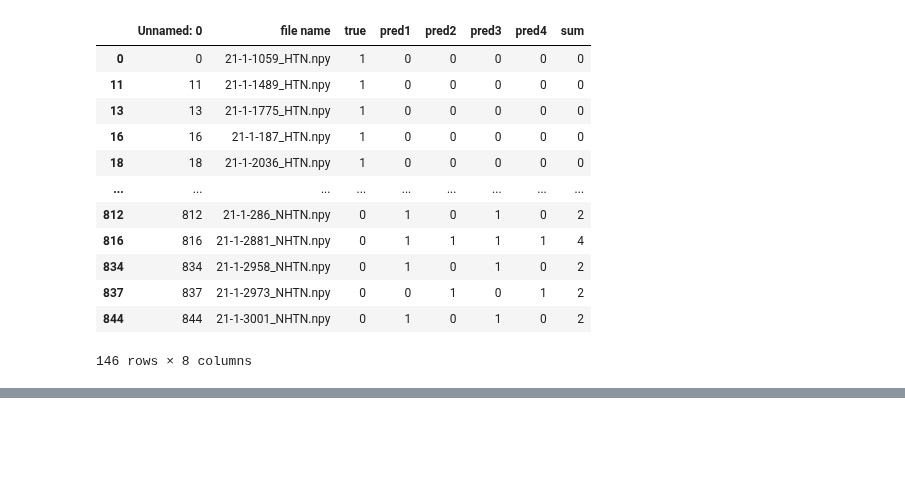
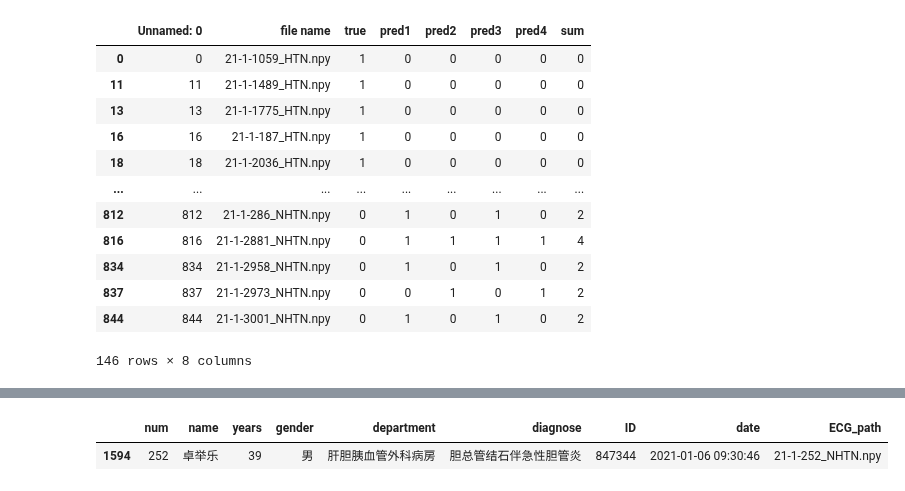
Before and after one commit to LiangBeam9810/Interpretable_HTN, a Jupyter notebook: main copy.ipynb, the cells around one changed output, grey strips where cells are left out. Saved outputs shown, nothing was run; the diff lists cells and outputs as text; code cells hidden in the pictures; blank space fills up the shorter version.

```diff
--- a/main copy.ipynb
+++ b/main copy.ipynb
@@ -418,0 +435,5 @@ for index in tqdm((HTN_not_errs['Unnamed: 0']).tolist()):
+# %%
+data.__read_info__('21-1-252_NHTN.npy')
+# %% [output]
+|  | num | name | years | gender | department | diagnose | ID | date | ECG_path |
+| 1594 | 252 | 卓举乐 | 39 | 男 | 肝胆胰血管外科病房 | 胆总管结石伴急性胆管炎 | 847344 | 2021-01-06 09:30:46 | 21-1-252_NHTN.npy |
```
Also changed, not shown: parts of 2 cells of this notebook, 13 other files.
